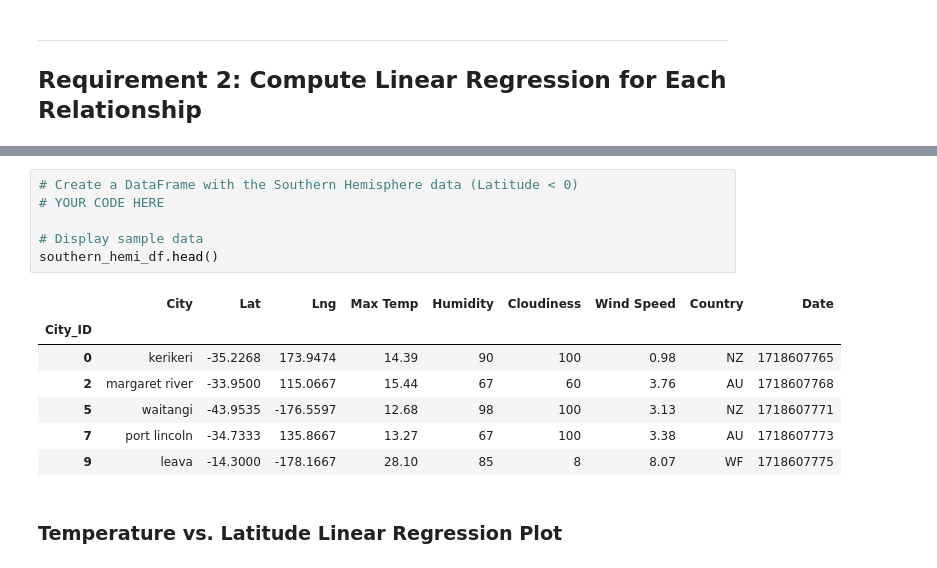
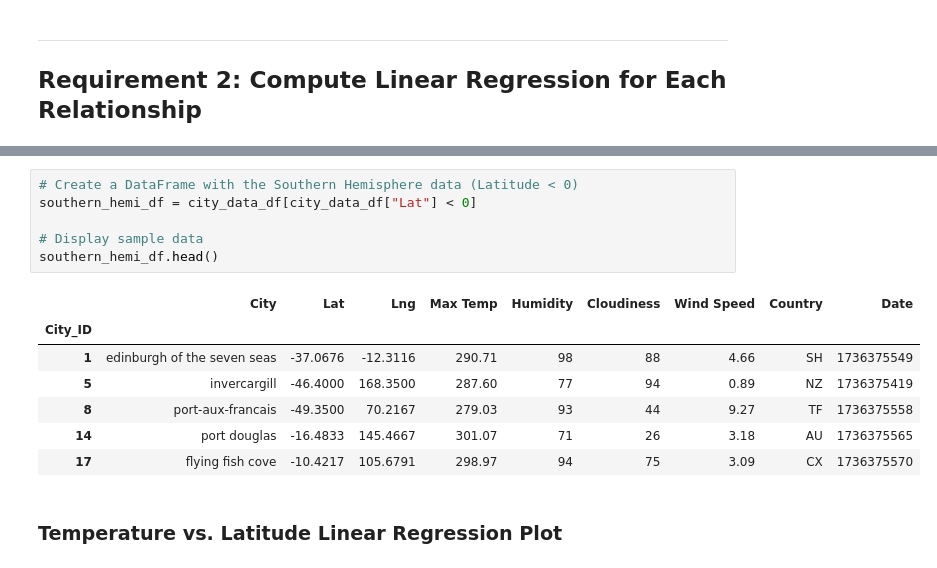
Before and after one commit to alexvallone24/python-api-challenge, a Jupyter notebook: WeatherPy.ipynb, the cells around one changed output, grey strips where cells are left out. Saved outputs shown, nothing was run; the diff lists cells and outputs as text.

```diff
--- a/WeatherPy.ipynb
+++ b/WeatherPy.ipynb
@@ -290,16 +293,16 @@ northern_hemi_df.head()
 # %%
 # Create a DataFrame with the Southern Hemisphere data (Latitude < 0)
-# YOUR CODE HERE
+southern_hemi_df = city_data_df[city_data_df["Lat"] < 0]
 
 # Display sample data
 southern_hemi_df.head()
 # %% [output]
 |  | City | Lat | Lng | Max Temp | Humidity | Cloudiness | Wind Speed | Country | Date |
 | City_ID |  |  |  |  |  |  |  |  |  |
-| 0 | kerikeri | -35.2268 | 173.9474 | 14.39 | 90 | 100 | 0.98 | NZ | 1718607765 |
-| 2 | margaret river | -33.9500 | 115.0667 | 15.44 | 67 | 60 | 3.76 | AU | 1718607768 |
-| 5 | waitangi | -43.9535 | -176.5597 | 12.68 | 98 | 100 | 3.13 | NZ | 1718607771 |
-| 7 | port lincoln | -34.7333 | 135.8667 | 13.27 | 67 | 100 | 3.38 | AU | 1718607773 |
-| 9 | leava | -14.3000 | -178.1667 | 28.10 | 85 | 8 | 8.07 | WF | 1718607775 |
+| 1 | edinburgh of the seven seas | -37.0676 | -12.3116 | 290.71 | 98 | 88 | 4.66 | SH | 1736375549 |
+| 5 | invercargill | -46.4000 | 168.3500 | 287.60 | 77 | 94 | 0.89 | NZ | 1736375419 |
+| 8 | port-aux-francais | -49.3500 | 70.2167 | 279.03 | 93 | 44 | 9.27 | TF | 1736375558 |
+| 14 | port douglas | -16.4833 | 145.4667 | 301.07 | 71 | 26 | 3.18 | AU | 1736375565 |
+| 17 | flying fish cove | -10.4217 | 105.6791 | 298.97 | 94 | 75 | 3.09 | CX | 1736375570 |
 # %% [markdown]
 ###  Temperature vs. Latitude Linear Regression Plot
```
Also changed, not shown: parts of 28 cells of this notebook, 5 other files.
